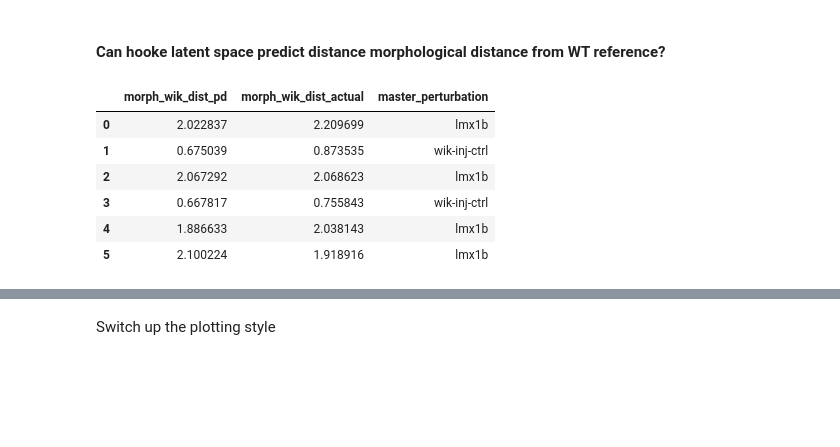
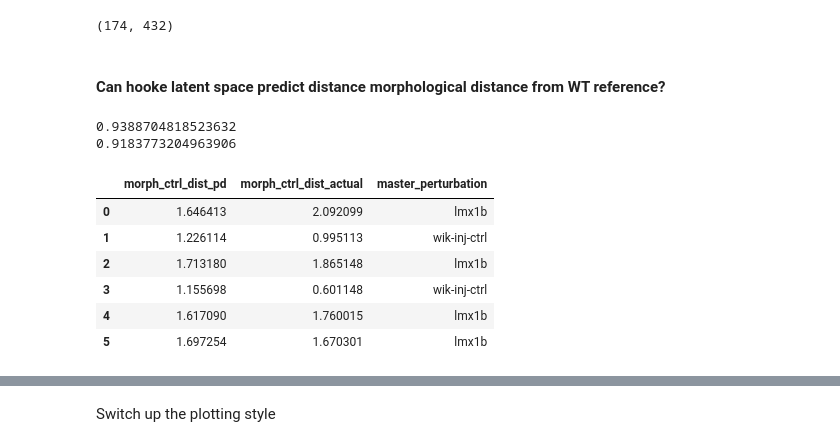
Before and after one commit to nlammers371/morphseq, a Jupyter notebook: jupyter/make_lmx_morphseq_figures.ipynb, the cells around one changed output, grey strips where cells are left out. Cells and saved outputs as stored; diff of their text form; code cells hidden in the pictures; blank space fills up the shorter version.

```diff
--- a/jupyter/make_lmx_morphseq_figures.ipynb
+++ b/jupyter/make_lmx_morphseq_figures.ipynb
@@ -10,6 +10,10 @@ figure_dir = "/Users/nick/Cole Trapnell's Lab Dropbox/Nick Lammers/Nick/slides/2
 master_df_ref = pd.read_csv(os.path.join(read_dir, "morphseq_df.csv"), index_col=0)
 hooke_latent_df = pd.read_csv(os.path.join(read_dir, "hooke_latent_df_clean.csv"))
 morph_df = pd.read_csv(os.path.join(read_dir, "morph_latent_df_clean.csv"))
+# %%
+master_df_ref.shape
+# %% [output]
+(174, 432)
 # %% [markdown]
 #### Can hooke latent space predict distance morphological distance from WT reference?
 # %%
@@ -22,11 +26,11 @@ train_indices = np.random.choice(option_vec, n_train, replace=False)
 test_indices = np.asarray([i for i in option_vec if i not in train_indices])
 
 # get test and train datasets
-Y_train = master_df_ref.loc[train_indices, "wik_dist_morph"]
+Y_train = master_df_ref.loc[train_indices, "ctrl_dist_morph"]
 nan_train_indices = np.isnan(Y_train)
 
 Y_train = Y_train[~nan_train_indices]
-Y_test = master_df_ref.loc[test_indices, "wik_dist_morph"]
+Y_test = master_df_ref.loc[test_indices, "ctrl_dist_morph"]
 nan_test_indices = np.isnan(Y_test)
 Y_test = Y_test[~nan_test_indices]
 
@@ -37,7 +41,7 @@ X_test = master_df_ref.loc[test_indices, ["UMAP_hooke_00_3", "UMAP_hooke_01_3",
 X_test = X_test.loc[~nan_test_indices, :]
 # %%
 # fit model
-regr_dist = MLPRegressor(random_state=1, max_iter=5000, hidden_layer_sizes=(5000,))
+regr_dist = MLPRegressor(random_state=1, max_iter=5000, hidden_layer_sizes=(500,))
 regr_dist.fit(X_train, Y_train)
 
 # get model scores
@@ -46,27 +50,30 @@ reg_score_test = regr_dist.score(X_test, Y_test)
 
 print(reg_score_train)
 print(reg_score_test)
+# %% [output]
+0.9388704818523632
+0.9183773204963906
 # %%
 Y_test_pd = regr_dist.predict(X_test)
 
-res_df_test = pd.DataFrame(Y_test_pd[:, np.newaxis], columns=["morph_wik_dist_pd"])
-res_df_test["morph_wik_dist_actual"] = Y_test.to_numpy()
+res_df_test = pd.DataFrame(Y_test_pd[:, np.newaxis], columns=["morph_ctrl_dist_pd"])
+res_df_test["morph_ctrl_dist_actual"] = Y_test.to_numpy()
 
 pert = master_df_ref.loc[test_indices, ["master_perturbation"]].copy()
 pert = pert.loc[~nan_test_indices, :].to_numpy()
 
 
 res_df_test["master_perturbation"] = pert
 
 res_df_test.head(6)
 # %% [output]
-|  | morph_wik_dist_pd | morph_wik_dist_actual | master_perturbation |
-| 0 | 2.022837 | 2.209699 | lmx1b |
-| 1 | 0.675039 | 0.873535 | wik-inj-ctrl |
-| 2 | 2.067292 | 2.068623 | lmx1b |
-| 3 | 0.667817 | 0.755843 | wik-inj-ctrl |
-| 4 | 1.886633 | 2.038143 | lmx1b |
-| 5 | 2.100224 | 1.918916 | lmx1b |
+|  | morph_ctrl_dist_pd | morph_ctrl_dist_actual | master_perturbation |
+| 0 | 1.646413 | 2.092099 | lmx1b |
+| 1 | 1.226114 | 0.995113 | wik-inj-ctrl |
+| 2 | 1.713180 | 1.865148 | lmx1b |
+| 3 | 1.155698 | 0.601148 | wik-inj-ctrl |
+| 4 | 1.617090 | 1.760015 | lmx1b |
+| 5 | 1.697254 | 1.670301 | lmx1b |
 # %%
 tbxta_bool = (res_df_test["master_perturbation"] == "tbxta").to_numpy()
 lmx_bool = (res_df_test["master_perturbation"] == "lmx1b").to_numpy()
```
Also changed, not shown: parts of 17 cells of this notebook, 3 other files.
